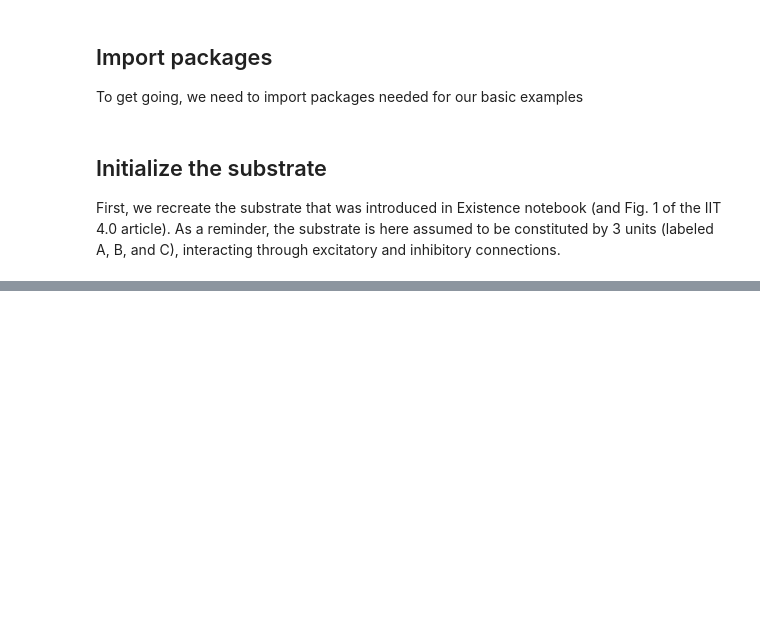
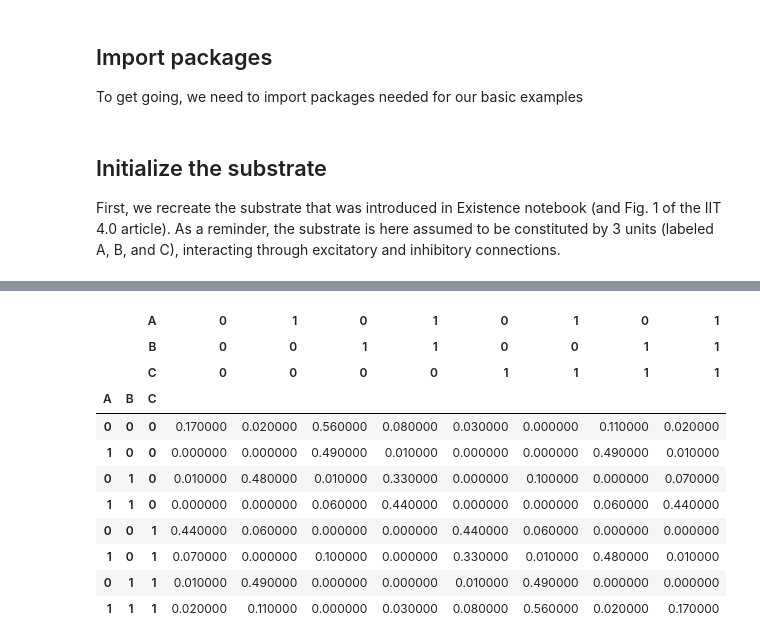
Before and after one commit to bjorneju/IIT_wiki_tutorial, a Jupyter notebook: notebooks/2_intrinsicality.ipynb, the cells around one changed output, grey strips where cells are left out. Saved outputs shown, nothing was run; the diff lists cells and outputs as text; code cells hidden in the pictures; blank space fills up the shorter version.

```diff
--- a/notebooks/2_intrinsicality.ipynb
+++ b/notebooks/2_intrinsicality.ipynb
@@ -73,0 +104,41 @@ So, we first need to find the TPM of the candidate substrate, AB, given that uni
+# %%
+import matplotlib.pyplot as plt
+import matplotlib.colors
+import matplotlib.cm as cm
+
+def highlight_unit_in_state(row, unit_index, unit_state):
+    # get the row index (state of the system)
+    row_index = row.name
+    # check if specified unit is in the specified state
+    unit_in_state = row_index[unit_index] == unit_state
+
+    def color(val, colormap):
+        # compute color using colormap (blue or gray)
+        rgba_color = colormap(val)
+        # convert rgba color to hex
+        hex_color = matplotlib.colors.rgb2hex(rgba_color)
+        return hex_color
+
+    return [
+        # if this cell's column index (future state) AND row index (current state) have the specified unit in the specified state, use a gradient of blue based on cell value, else use a gradient of gray
+        f'background-color: {color(value, cm.Blues)}; color: black' if (unit_in_state and idx[unit_index] == unit_state) else f'background-color: {color(value, cm.Greys)}; color: #d0d0d0'
+        for idx, value in row.iteritems()
+    ]
+# %%
+
+TPM = utils.state_by_state_tpm(substrate).round(2)
+
+TPM.style.apply(highlight_unit_in_state, axis=1, unit_index=2, unit_state=1)
+# %% [output]
+|  |  | A | 0 | 1 | 0 | 1 | 0 | 1 | 0 | 1 |
+|  |  | B | 0 | 0 | 1 | 1 | 0 | 0 | 1 | 1 |
+|  |  | C | 0 | 0 | 0 | 0 | 1 | 1 | 1 | 1 |
+| A | B | C |  |  |  |  |  |  |  |  |
+| 0 | 0 | 0 | 0.170000 | 0.020000 | 0.560000 | 0.080000 | 0.030000 | 0.000000 | 0.110000 | 0.020000 |
+| 1 | 0 | 0 | 0.000000 | 0.000000 | 0.490000 | 0.010000 | 0.000000 | 0.000000 | 0.490000 | 0.010000 |
+| 0 | 1 | 0 | 0.010000 | 0.480000 | 0.010000 | 0.330000 | 0.000000 | 0.100000 | 0.000000 | 0.070000 |
+| 1 | 1 | 0 | 0.000000 | 0.000000 | 0.060000 | 0.440000 | 0.000000 | 0.000000 | 0.060000 | 0.440000 |
+| 0 | 0 | 1 | 0.440000 | 0.060000 | 0.000000 | 0.000000 | 0.440000 | 0.060000 | 0.000000 | 0.000000 |
+| 1 | 0 | 1 | 0.070000 | 0.000000 | 0.100000 | 0.000000 | 0.330000 | 0.010000 | 0.480000 | 0.010000 |
+| 0 | 1 | 1 | 0.010000 | 0.490000 | 0.000000 | 0.000000 | 0.010000 | 0.490000 | 0.000000 | 0.000000 |
+| 1 | 1 | 1 | 0.020000 | 0.110000 | 0.000000 | 0.030000 | 0.080000 | 0.560000 | 0.020000 | 0.170000 |
```
Also changed, not shown: parts of 19 cells of this notebook, 7 other files.
